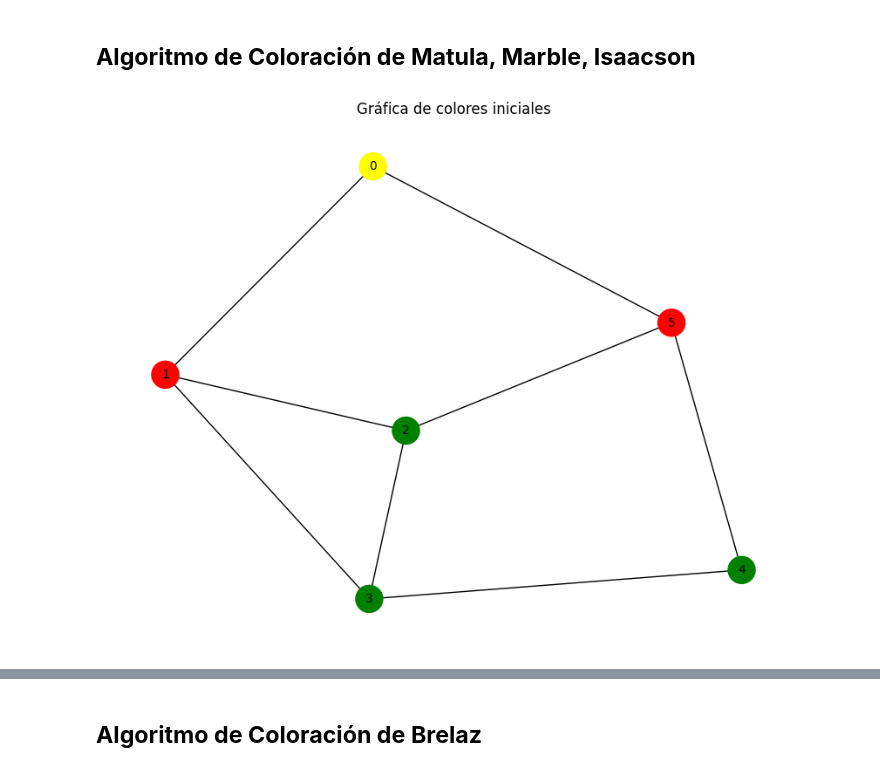
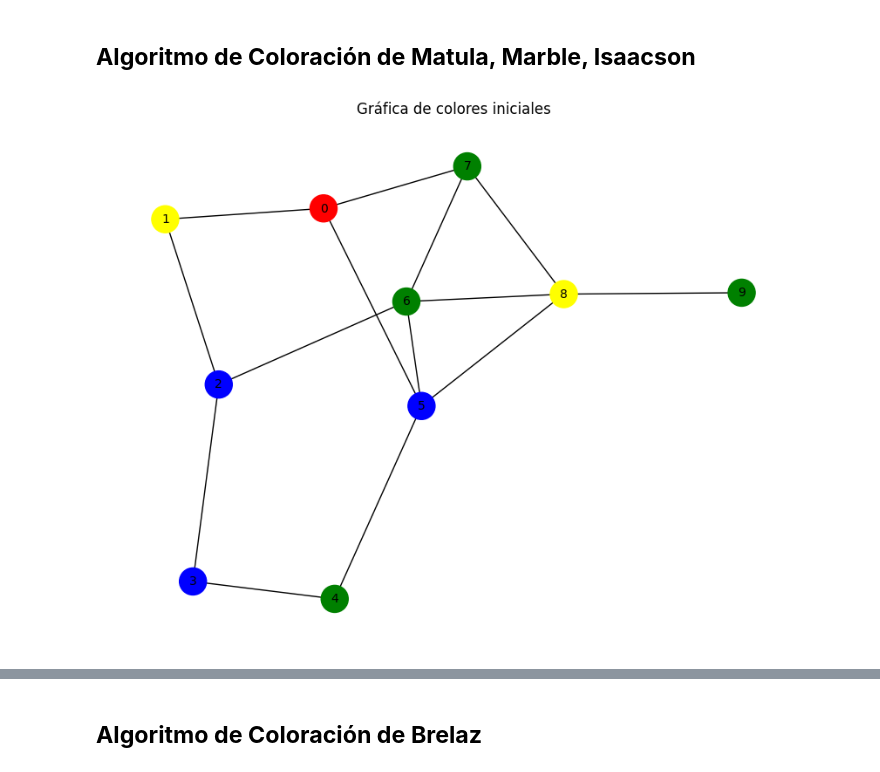
Before and after one commit to marcosd59/IT0425-INTELIGENCIA_ARTIFICIAL, a Jupyter notebook: Coloreado de Grafos.ipynb, the cells around one changed output, grey strips where cells are left out. Drawn from its saved outputs; the diff is of its cells as text; code cells hidden in the pictures.

```diff
--- a/Coloreado de Grafos.ipynb
+++ b/Coloreado de Grafos.ipynb
@@ -154,9 +165,9 @@ def algoritmo_matula_marble_isaacson(G, colores=['red', 'green', 'blue', 'yellow
 # %%
 H = grafo_conectado(numero_vertices)
 H = colores_iniciales(H)
-dibujar_grafo(H, "Gráfica de colores iniciales")
-# dibujar_grafo(G, "Gráfica de colores iniciales")
+# dibujar_grafo(H, "Gráfica de colores iniciales")
+dibujar_grafo(G, "Gráfica de colores iniciales")
 # %% [output]
-[figure, old version]
+[figure, new version]
 # %%
 # Aplicar el algoritmo Matula-Marble-Isaacson
```
Also changed, not shown: parts of 9 cells of this notebook.
